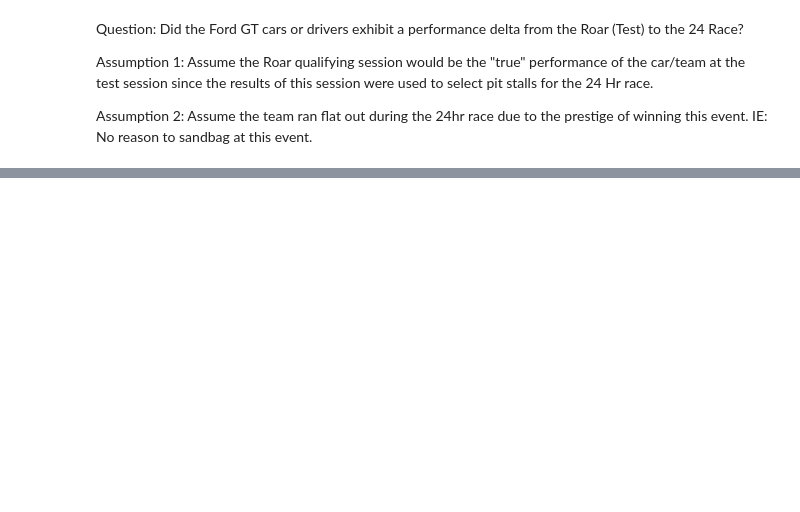
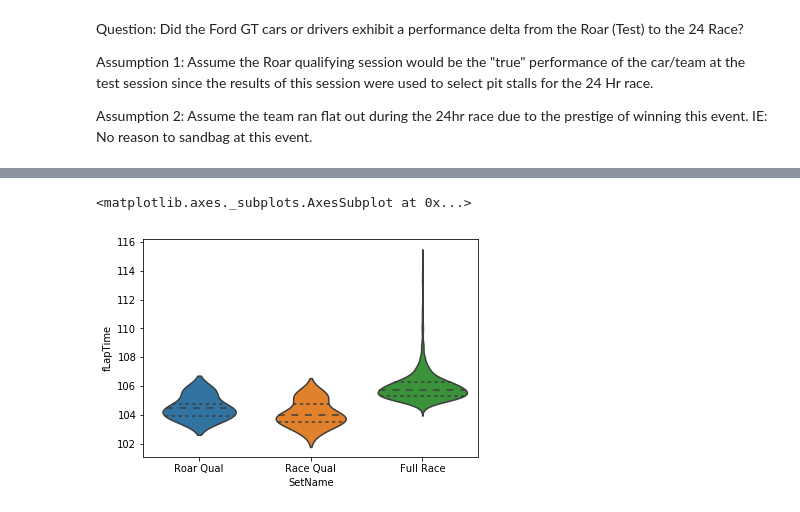
Before and after one commit to thegrumpygator/IMSA2017, a Jupyter notebook: FordGTQuestionDaytona2018.ipynb, the cells around one changed output, grey strips where cells are left out. Saved outputs shown, nothing was run; the diff lists cells and outputs as text; code cells hidden in the pictures; blank space fills up the shorter version.

```diff
--- a/FordGTQuestionDaytona2018.ipynb
+++ b/FordGTQuestionDaytona2018.ipynb
@@ -2,6 +2,11 @@
 import pandas as pd
 import numpy as np
 import matplotlib.pyplot as plt
+import matplotlib as mpl
 import seaborn as sns
 
+mpl.rcParams['figure.figsize'] = (10,10)
+mpl.rcParams['savefig.dpi'] = 80
+mpl.rcParams['figure.dpi'] = 80
+
 %matplotlib inline
@@ -89,0 +86,11 @@ dfQ_66
+# %%
+
+dfrq_chevy = getCarsData(dfRQ[narrow_columns], chevy, 115, 'Roar Qual')
+dfq_chevy = getCarsData(dfQ[narrow_columns], chevy, 115, 'Race Qual')
+dfr_chevy = getCarsData(dfR[narrow_columns], chevy, 115, 'Full Race')
+chevy_frames = [dfrq_chevy, dfq_chevy, dfr_chevy]
+df_chevy = pd.concat(chevy_frames)
+sns.violinplot(df_chevy.SetName , df_chevy.fLapTime, inner="quartile")
+# %% [output]
+<matplotlib.axes._subplots.AxesSubplot at 0x...>
+[figure, added]
```
Also changed, not shown: parts of 13 cells of this notebook.
